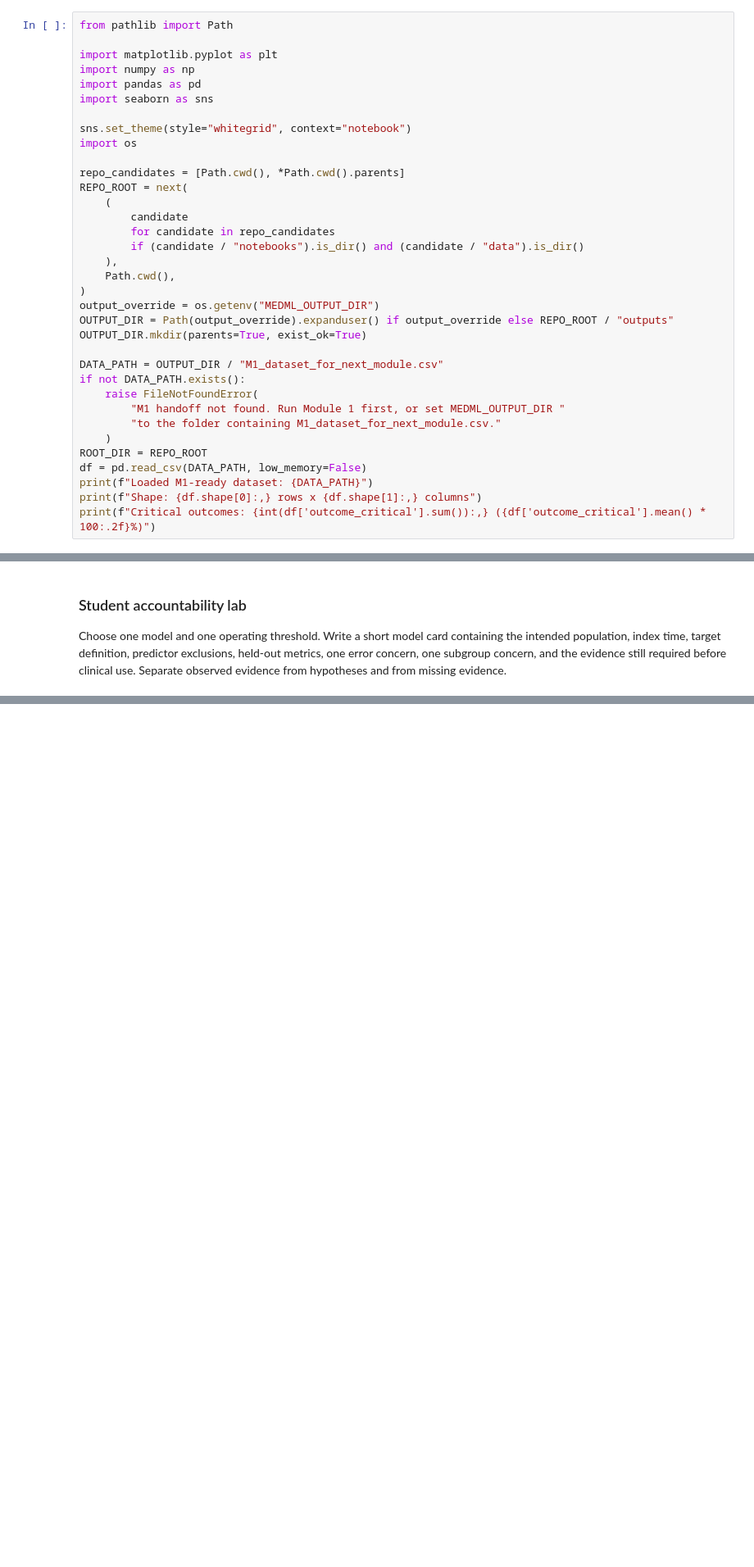
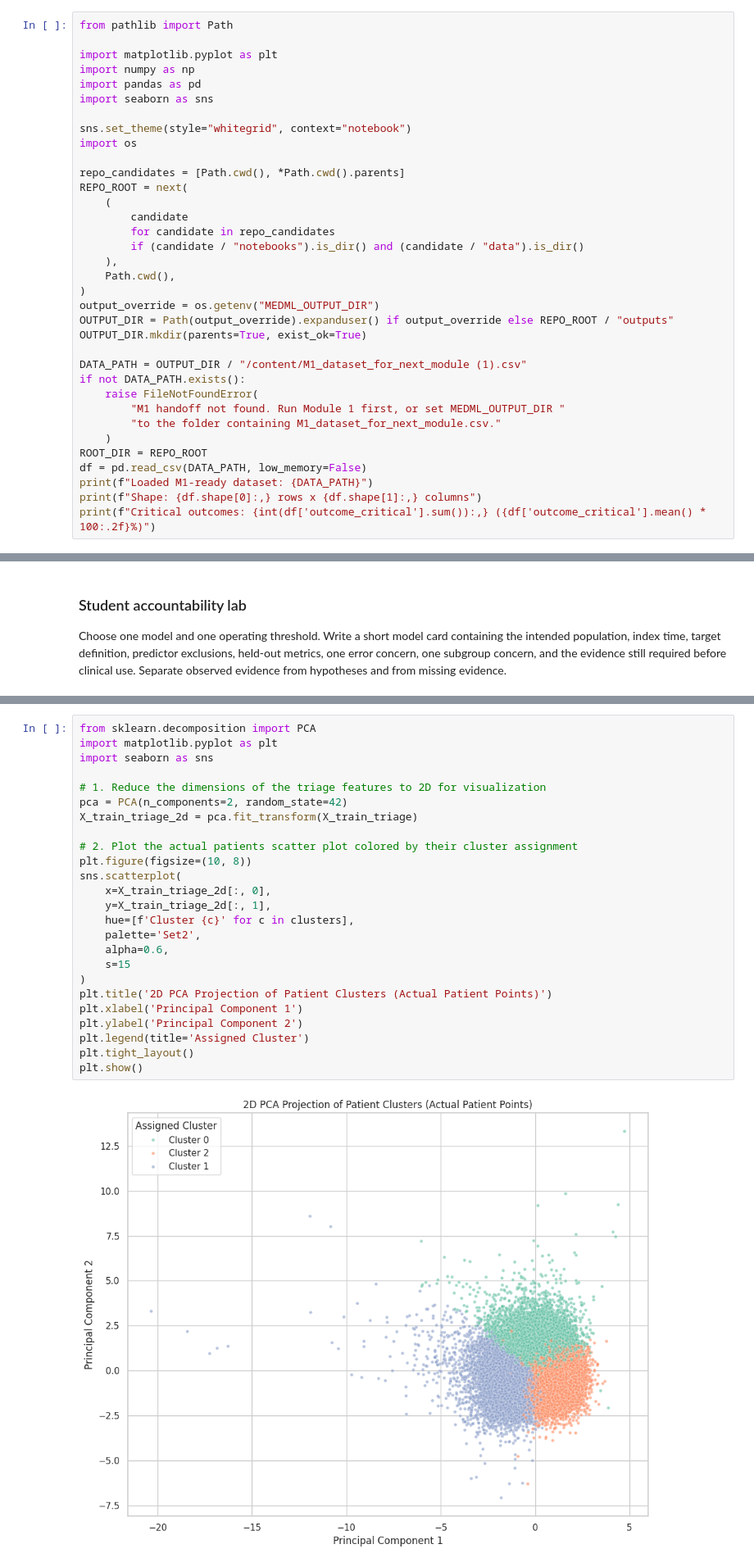
Before and after one commit to waziz786/MedML-toolbox, a Jupyter notebook: notebooks/03_M3_Critical_Outcome_Analysis.ipynb, the cells around one changed output, grey strips where cells are left out. Shown at 82% size. Saved outputs shown, nothing was run; the diff lists cells and outputs as text; blank space fills up the shorter version.

```diff
--- a/notebooks/03_M3_Critical_Outcome_Analysis.ipynb
+++ b/notebooks/03_M3_Critical_Outcome_Analysis.ipynb
@@ -51,7 +51,7 @@ output_override = os.getenv("MEDML_OUTPUT_DIR")
 OUTPUT_DIR = Path(output_override).expanduser() if output_override else REPO_ROOT / "outputs"
 OUTPUT_DIR.mkdir(parents=True, exist_ok=True)
 
-DATA_PATH = OUTPUT_DIR / "M1_dataset_for_next_module.csv"
+DATA_PATH = OUTPUT_DIR / "/content/M1_dataset_for_next_module (1).csv"
 if not DATA_PATH.exists():
     raise FileNotFoundError(
         "M1 handoff not found. Run Module 1 first, or set MEDML_OUTPUT_DIR "
@@ -531,0 +671,27 @@ display(error_examples.head(20))
+# %%
+from sklearn.decomposition import PCA
+import matplotlib.pyplot as plt
+import seaborn as sns
+
+# 1. Reduce the dimensions of the triage features to 2D for visualization
+pca = PCA(n_components=2, random_state=42)
+X_train_triage_2d = pca.fit_transform(X_train_triage)
+
+# 2. Plot the actual patients scatter plot colored by their cluster assignment
+plt.figure(figsize=(10, 8))
+sns.scatterplot(
+    x=X_train_triage_2d[:, 0],
+    y=X_train_triage_2d[:, 1],
+    hue=[f'Cluster {c}' for c in clusters],
+    palette='Set2',
+    alpha=0.6,
+    s=15
+)
+plt.title('2D PCA Projection of Patient Clusters (Actual Patient Points)')
+plt.xlabel('Principal Component 1')
+plt.ylabel('Principal Component 2')
+plt.legend(title='Assigned Cluster')
+plt.tight_layout()
+plt.show()
+# %% [output]
+[figure, added]
```
Also changed, not shown: parts of 17 cells of this notebook.
